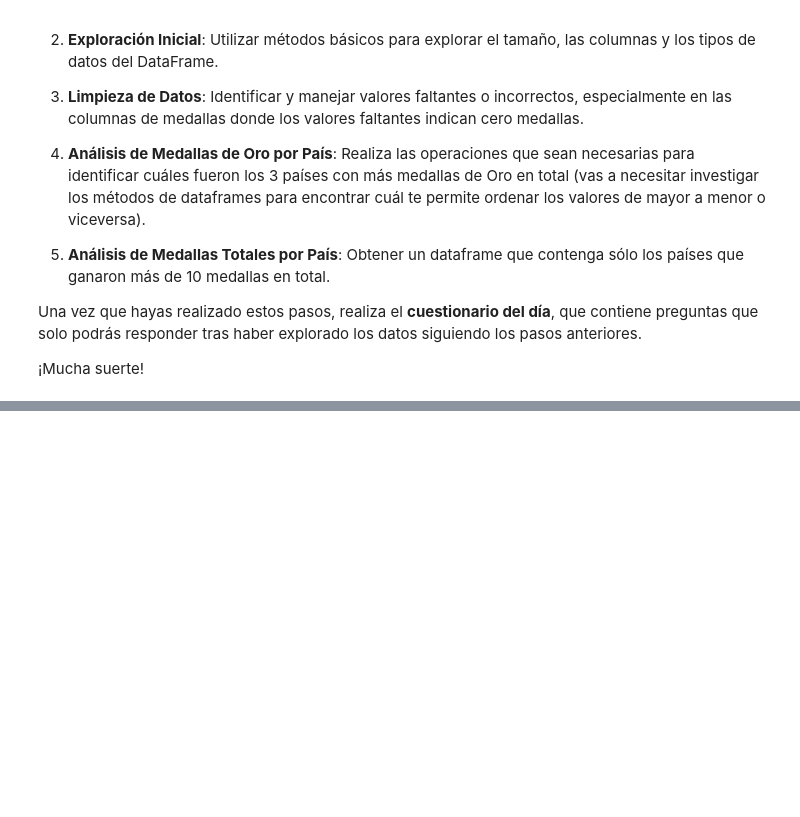
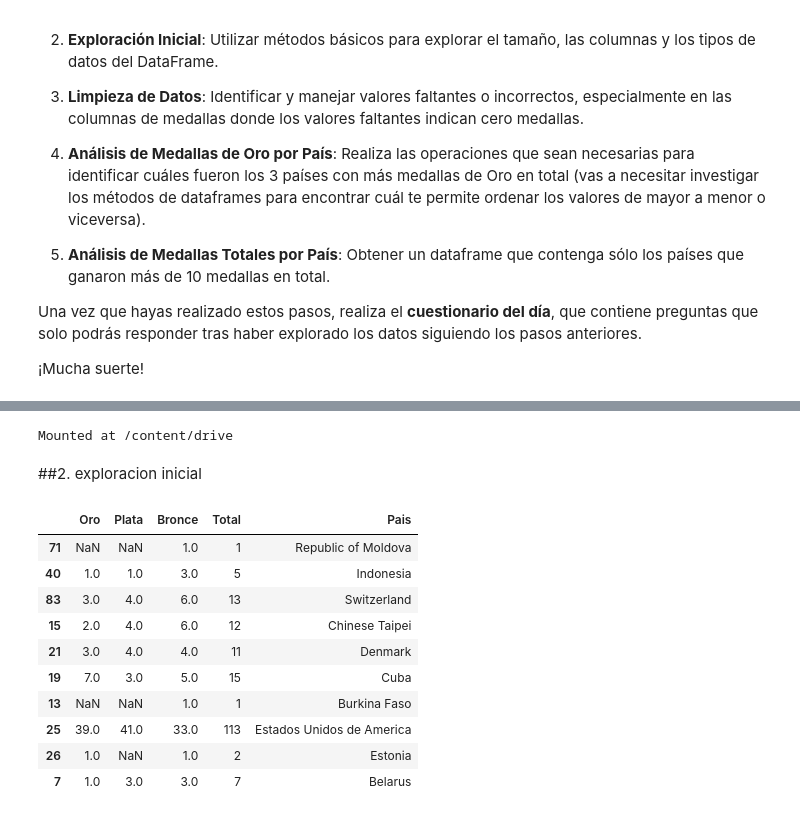
Before and after one commit to MyAppsTest/ciencia_datos_udemy_fg, a Jupyter notebook: Proyecto del Día 6 - Análisis de Medallas Olímpicas.ipynb, the cells around one changed output, grey strips where cells are left out. Cells and saved outputs as stored; diff of their text form; code cells hidden in the pictures; blank space fills up the shorter version.

Commit message:
Se creó con Colab

```diff
--- a/Proyecto del Día 6 - Análisis de Medallas Olímpicas.ipynb
+++ b/Proyecto del Día 6 - Análisis de Medallas Olímpicas.ipynb
@@ -27,0 +30,5 @@ Una vez que hayas realizado estos pasos, realiza el **cuestionario del día**, q
+# %%
+from google.colab import drive
+drive.mount('/content/drive')
+# %% [output]
+Mounted at /content/drive
@@ -27,0 +37,20 @@ Una vez que hayas realizado estos pasos, realiza el **cuestionario del día**, q
+# %%
+link = "/content/drive/MyDrive/cd_udemy_fg/medallas.csv"
+# %%
+df = pd.read_csv(link)
+# %% [markdown]
+##2. exploracion inicial
+# %%
+df.sample(10)
+# %% [output]
+|  | Oro | Plata | Bronce | Total | Pais |
+| 71 | NaN | NaN | 1.0 | 1 | Republic of Moldova |
+| 40 | 1.0 | 1.0 | 3.0 | 5 | Indonesia |
+| 83 | 3.0 | 4.0 | 6.0 | 13 | Switzerland |
+| 15 | 2.0 | 4.0 | 6.0 | 12 | Chinese Taipei |
+| 21 | 3.0 | 4.0 | 4.0 | 11 | Denmark |
+| 19 | 7.0 | 3.0 | 5.0 | 15 | Cuba |
+| 13 | NaN | NaN | 1.0 | 1 | Burkina Faso |
+| 25 | 39.0 | 41.0 | 33.0 | 113 | Estados Unidos de America |
+| 26 | 1.0 | NaN | 1.0 | 2 | Estonia |
+| 7 | 1.0 | 3.0 | 3.0 | 7 | Belarus |
```
Also changed, not shown: parts of 15 cells of this notebook.
